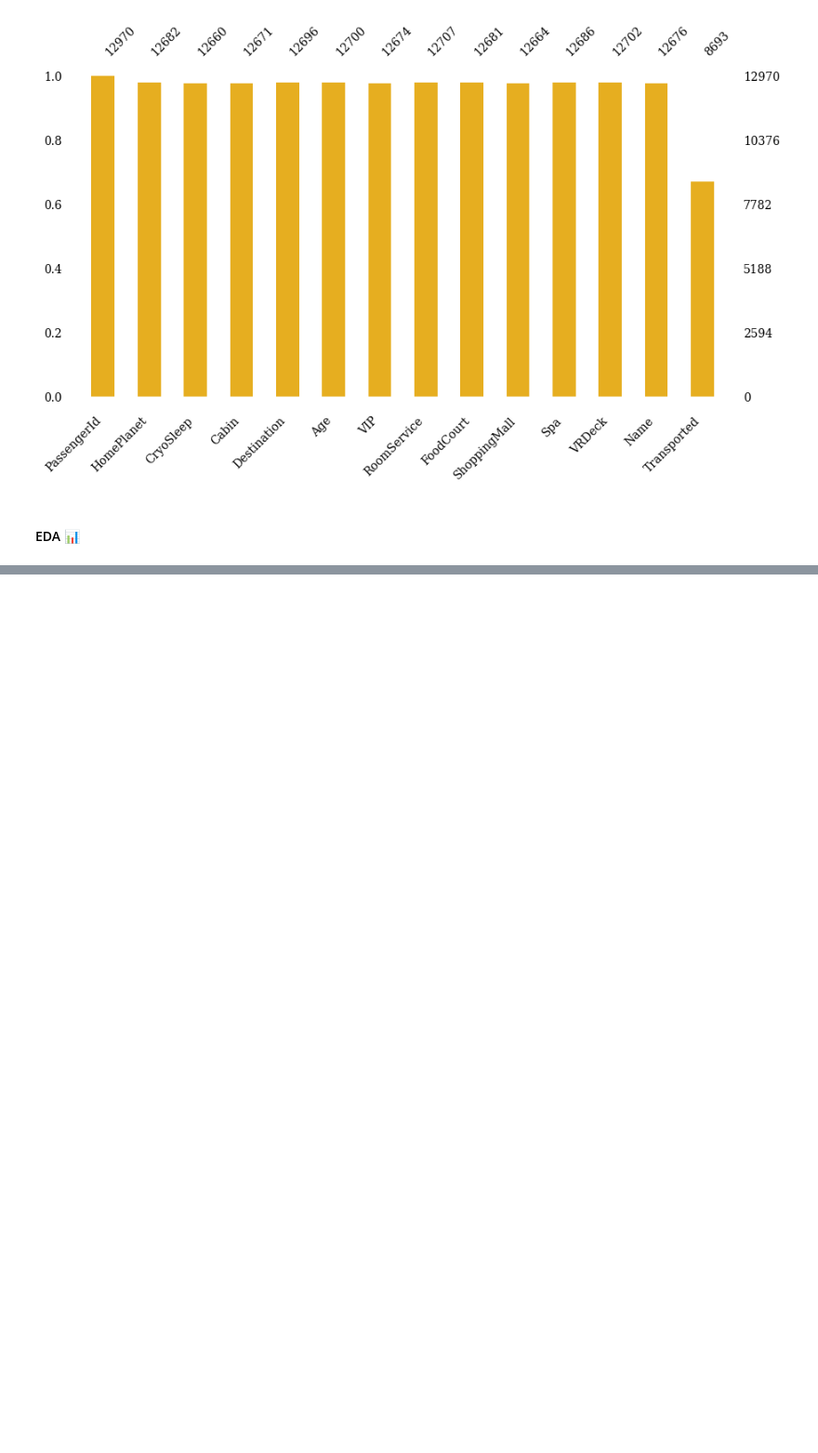
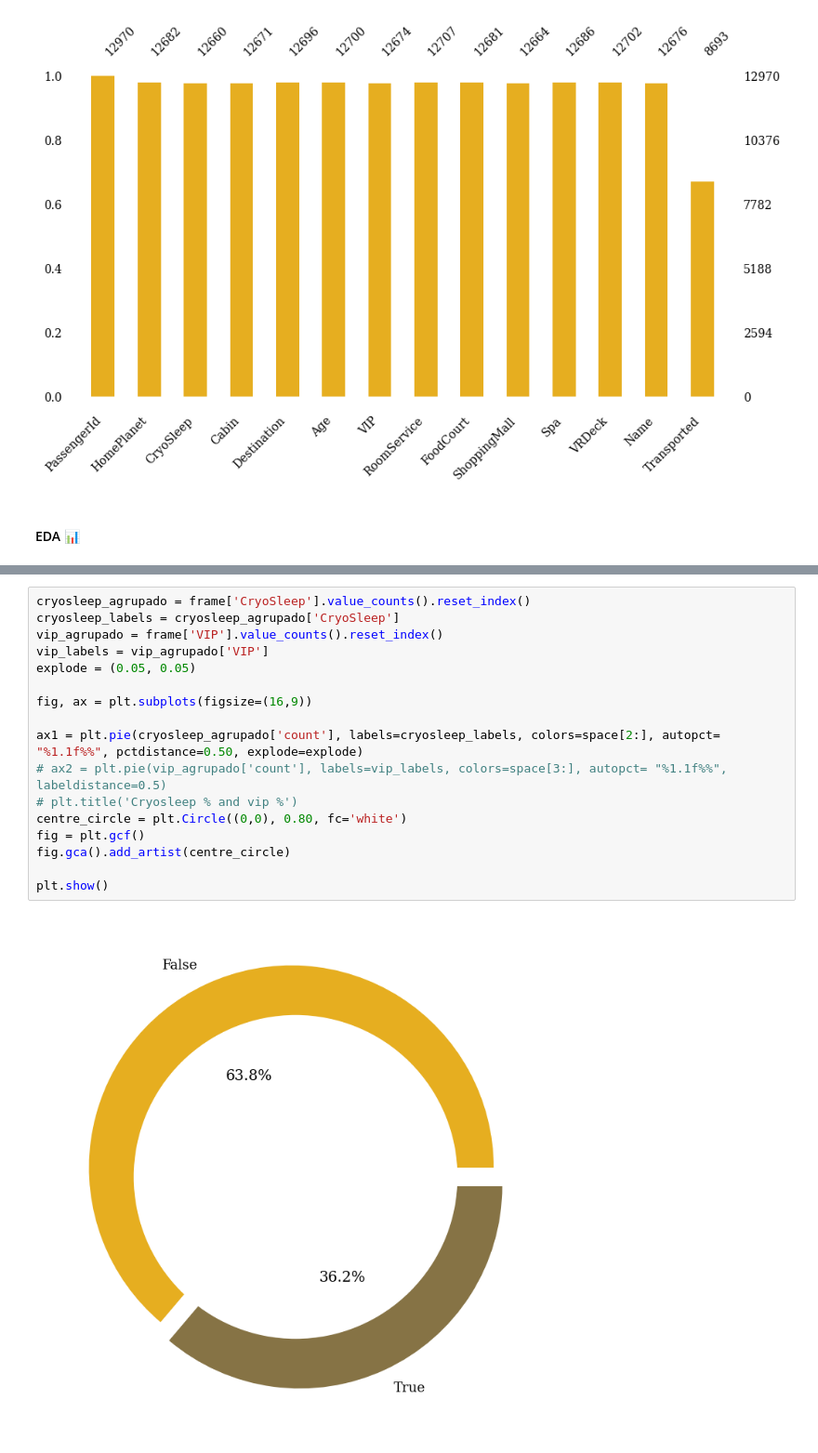
Before and after one commit to NicolasRaphael/Spaceship-Titanic, a Jupyter notebook: spaceship.ipynb, the cells around one changed output, grey strips where cells are left out. Shown: that part at 93% size. Saved outputs shown, nothing was run; the diff lists cells and outputs as text; blank space fills up the shorter version.

Commit message:
Criando um gráfico de donut para verificar a % de pessoas em Cryosleep vs VIP

```diff
--- a/spaceship.ipynb
+++ b/spaceship.ipynb
@@ -154,0 +154,19 @@ plt.show()
+# %%
+cryosleep_agrupado = frame['CryoSleep'].value_counts().reset_index()
+cryosleep_labels = cryosleep_agrupado['CryoSleep']
+vip_agrupado = frame['VIP'].value_counts().reset_index()
+vip_labels = vip_agrupado['VIP']
+explode = (0.05, 0.05)
+
+fig, ax = plt.subplots(figsize=(16,9))
+
+ax1 = plt.pie(cryosleep_agrupado['count'], labels=cryosleep_labels, colors=space[2:], autopct= "%1.1f%%", pctdistance=0.50, explode=explode)
+# ax2 = plt.pie(vip_agrupado['count'], labels=vip_labels, colors=space[3:], autopct= "%1.1f%%", labeldistance=0.5)
+# plt.title('Cryosleep % and vip %')
+centre_circle = plt.Circle((0,0), 0.80, fc='white')
+fig = plt.gcf()
+fig.gca().add_artist(centre_circle)
+
+plt.show()
+# %% [output]
+[figure, added]
```
Also changed, not shown: parts of 2 cells of this notebook.
